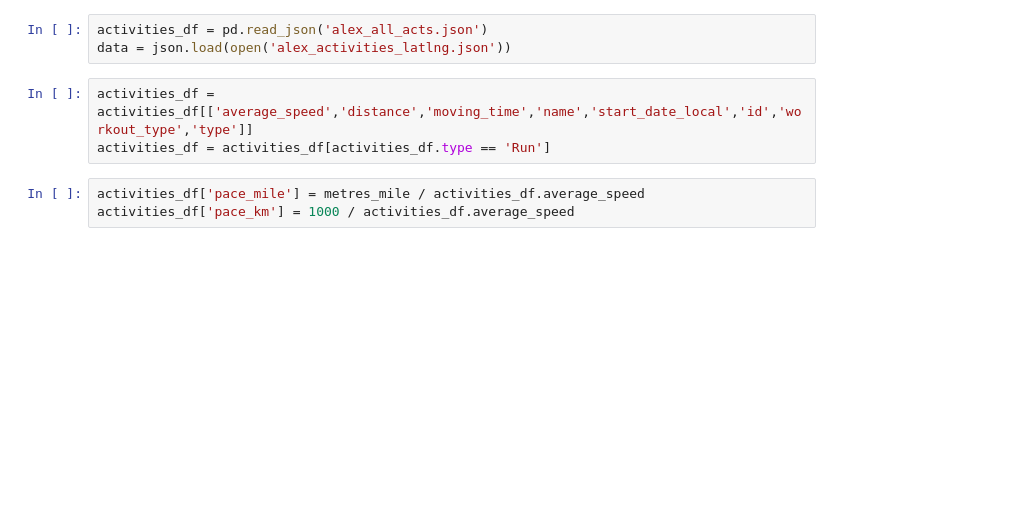
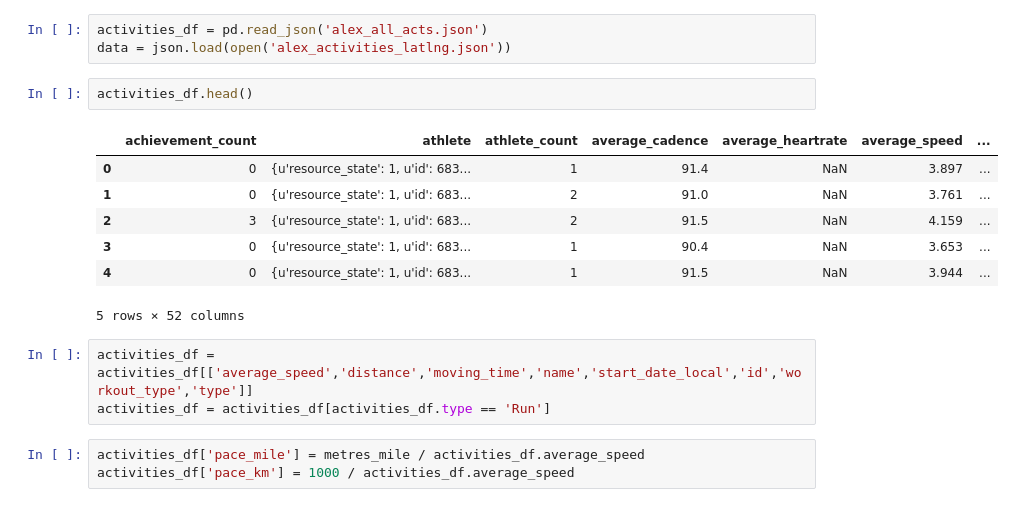
Before and after one commit to ajhoward7/strava-vis, a Jupyter notebook: bin/Beta Release.ipynb, the cells around one changed output. Drawn from its saved outputs; the diff is of its cells as text; blank space fills up the shorter version.

```diff
--- a/bin/Beta Release.ipynb
+++ b/bin/Beta Release.ipynb
@@ -22,6 +51,16 @@ workout_type_dict = {0:'Run',1:'Race',2:'Long Run',3:'Workout'}
 # %%
 activities_df = pd.read_json('alex_all_acts.json')
 data = json.load(open('alex_activities_latlng.json'))
+# %%
+activities_df.head()
+# %% [output]
+|  | achievement_count | athlete | athlete_count | average_cadence | average_heartrate | average_speed | ... |
+| 0 | 0 | {u'resource_state': 1, u'id': 683... | 1 | 91.4 | NaN | 3.897 | ... |
+| 1 | 0 | {u'resource_state': 1, u'id': 683... | 2 | 91.0 | NaN | 3.761 | ... |
+| 2 | 3 | {u'resource_state': 1, u'id': 683... | 2 | 91.5 | NaN | 4.159 | ... |
+| 3 | 0 | {u'resource_state': 1, u'id': 683... | 1 | 90.4 | NaN | 3.653 | ... |
+| 4 | 0 | {u'resource_state': 1, u'id': 683... | 1 | 91.5 | NaN | 3.944 | ... |
+5 rows × 52 columns
 # %%
 activities_df = activities_df[['average_speed','distance','moving_time','name','start_date_local','id','workout_type','type']]
 activities_df = activities_df[activities_df.type == 'Run']
```
Also changed, not shown: parts of 29 cells of this notebook, 20 other files.
